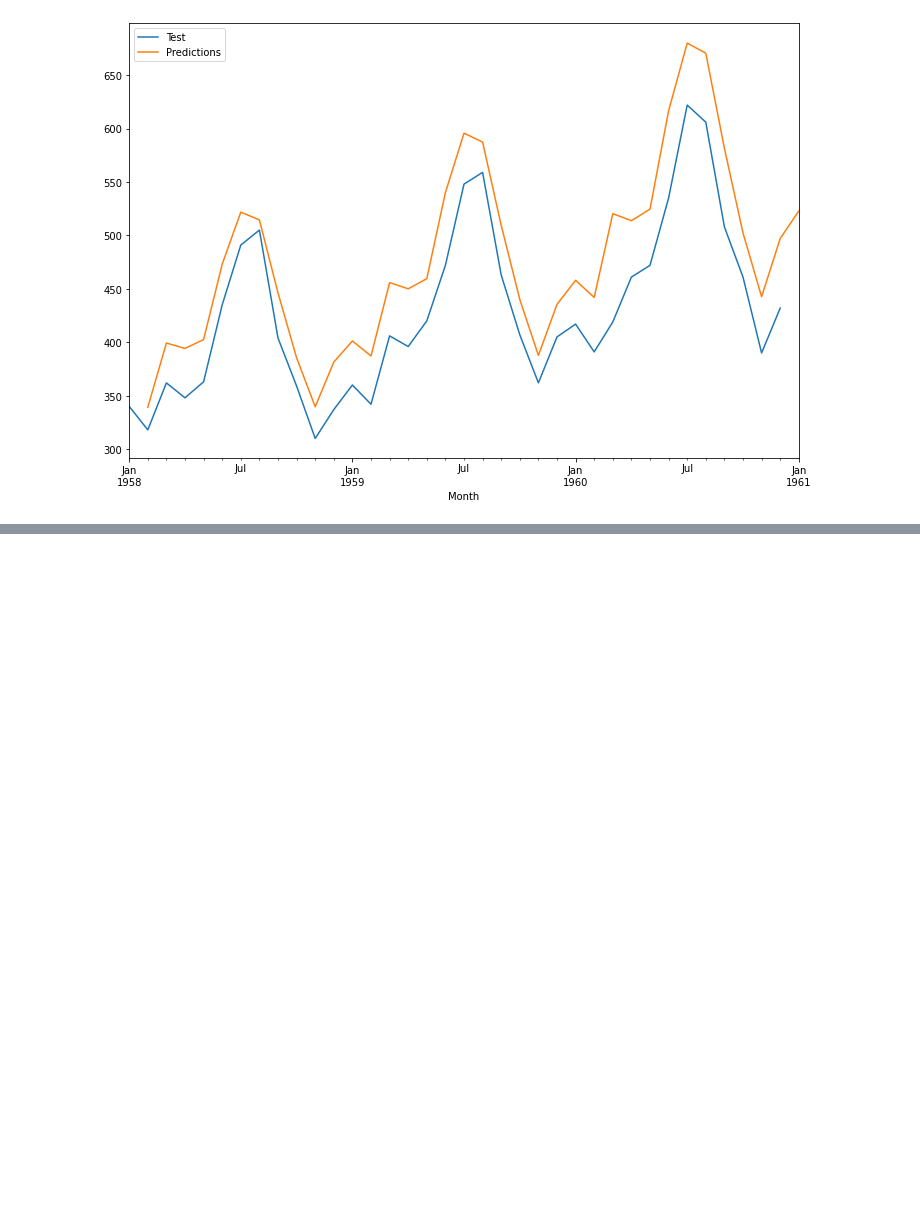
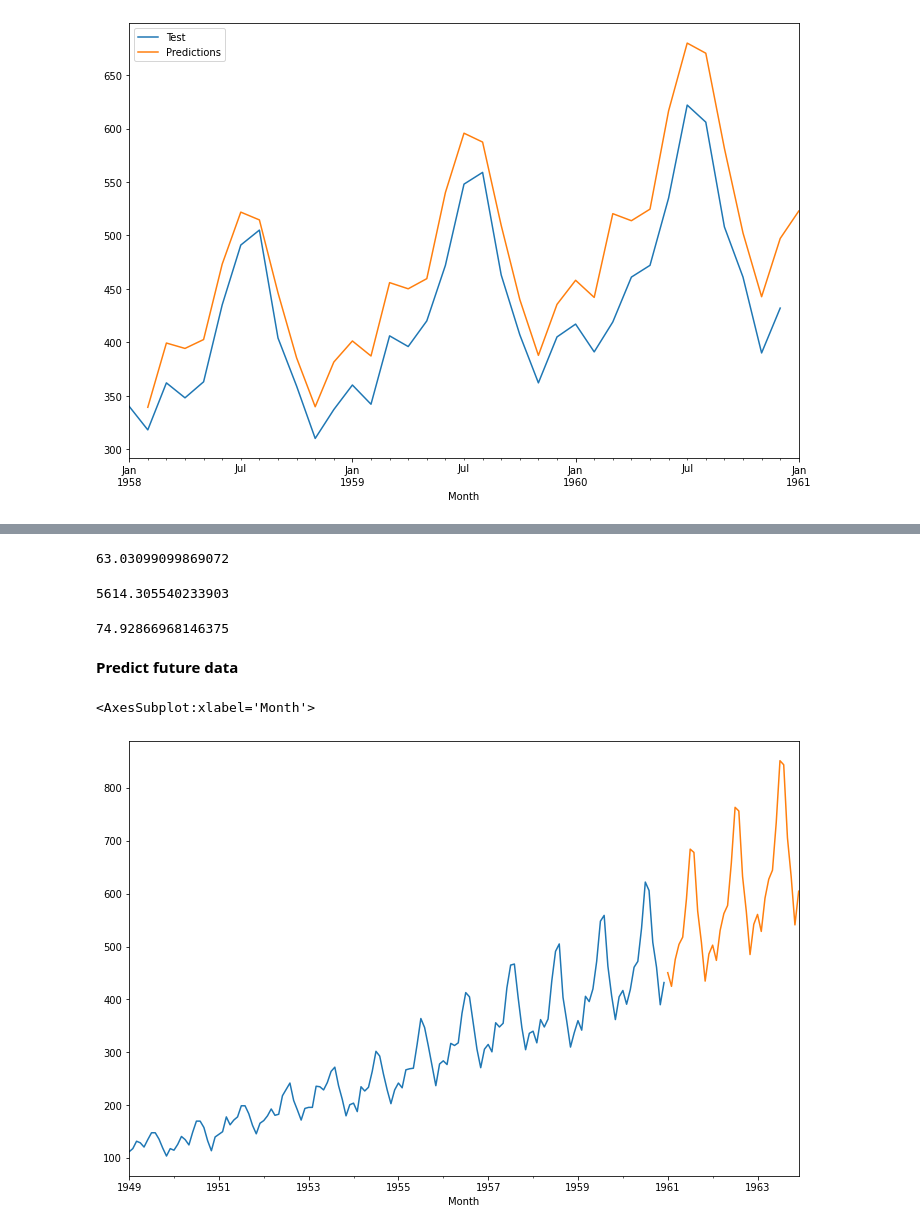
Before and after one commit to jafar-shodiq/jose-portilla-courses, a Jupyter notebook: time-series-data-analysis/forecast-intro.ipynb, the cells around one changed output, grey strips where cells are left out. Cells and saved outputs as stored; diff of their text form; code cells hidden in the pictures; blank space fills up the shorter version.

```diff
--- a/time-series-data-analysis/forecast-intro.ipynb
+++ b/time-series-data-analysis/forecast-intro.ipynb
@@ -96,0 +111,27 @@ test_preds.plot(legend=True, label='Predictions', xlim=['1958-01-01', '1961-01-0
+# %%
+mean_absolute_error(test, test_preds)
+# %% [output]
+63.03099099869072
+# %%
+mean_squared_error(test, test_preds)
+# %% [output]
+5614.305540233903
+# %%
+np.sqrt(mean_squared_error(test, test_preds))
+# %% [output]
+74.92866968146375
+# %% [markdown]
+**Predict future data**
+# %%
+final_model = ExponentialSmoothing(df['Thousands of Passengers'],
+                                   trend='mul',
+                                   seasonal='mul',
+                                   seasonal_periods=12).fit()
+# %%
+forecast_preds = final_model.forecast(36)
+# %%
+df['Thousands of Passengers'].plot(figsize=(12, 8))
+forecast_preds.plot()
+# %% [output]
+<AxesSubplot:xlabel='Month'>
+[figure, added]
```
Also changed, not shown: parts of 2 cells of this notebook.
